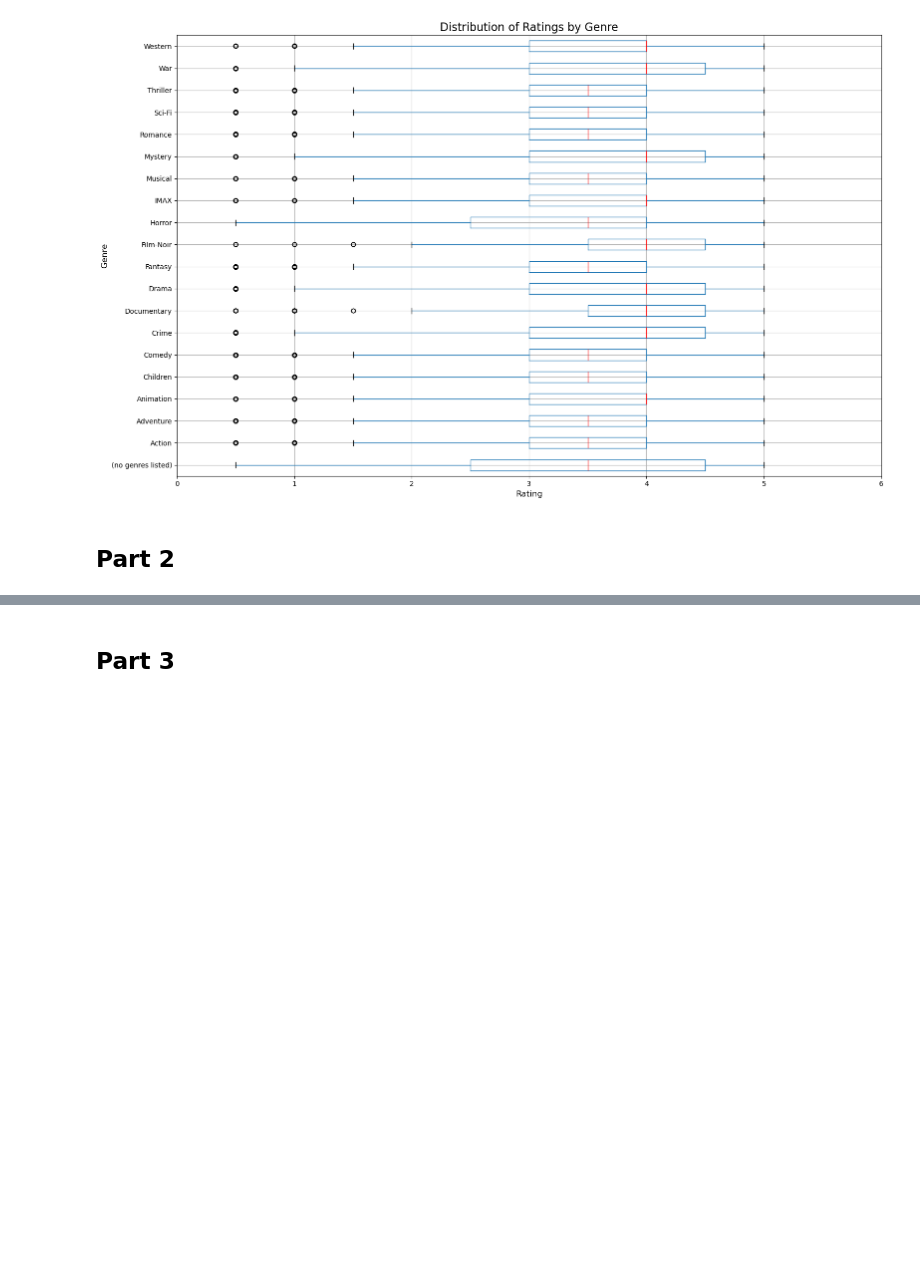
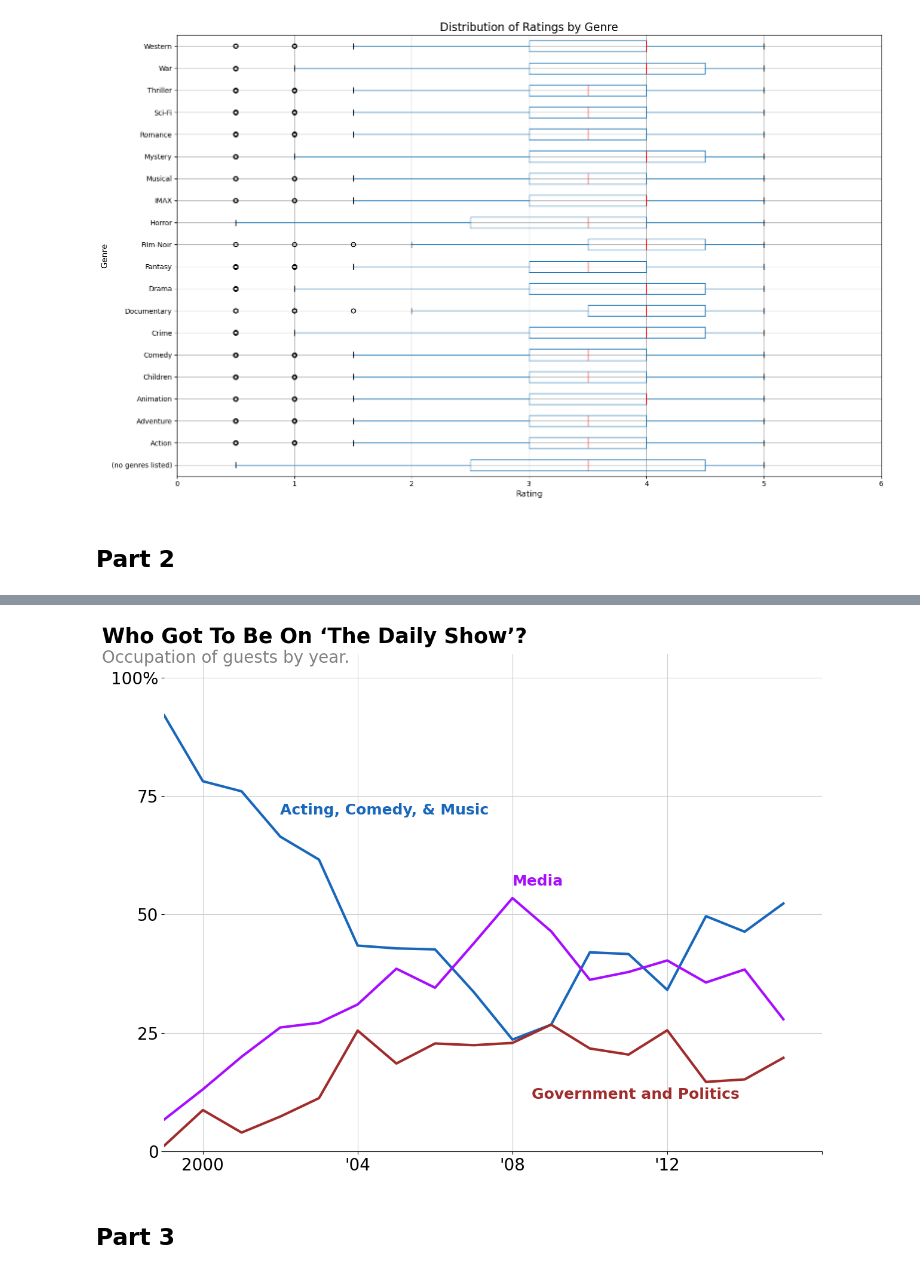
Before and after one commit to AHHHHHH0-0/170A-HW1, a Jupyter notebook: hw2/hw2.ipynb, the cells around one changed output, grey strips where cells are left out. Saved outputs shown, nothing was run; the diff lists cells and outputs as text; code cells hidden in the pictures; blank space fills up the shorter version.

```diff
--- a/hw2/hw2.ipynb
+++ b/hw2/hw2.ipynb
@@ -83,3 +83,7 @@ plt.show()
 [figure]
 # %% [markdown]
 ## Part 2
+# %%
+df = pd.read_csv('data/daily_show_guests.csv')
+
+df.head(5)
@@ -85,0 +121,6 @@ plt.show()
+# %%
+fix_df = df.groupby(['YEAR', 'category']).size().reset_index(name='Count')
+
+
+fix_df['proportion'] = (fix_df['Count'] / fix_df.groupby('YEAR')['Count'].transform('sum')) * 100
+fix_df.head(5)
@@ -86,3 +134,82 @@ plt.show()
+# %%
+
+color_map = {
+    'Acting, Comedy, & Music': "#1867bb",
+    'Media': "#a70eff",
+    'Government and Politics': "#a02c2c"
+}
+
+txt_placement = {
+    'Acting, Comedy, & Music': [2002, 72],
+    'Media': [2008, 57],
+    'Government and Politics': [2008.5, 12]
+    }
+
+
+year = [2000, 2004, 2008, 2012, 2016]
+
+percentage = [0, 25, 50, 75, 100]
+
+fig, ax = plt.subplots(figsize=(12.2, 9.5))
+
+ax.set_xlim(fix_df['YEAR'].min(), 2012)
+ax.set_ylim(0, 105)
+
+fig.suptitle(
+    "Who Got To Be On ‘The Daily Show’?",
+    fontsize=25,
+    fontweight='bold',
+    x=0,
+    ha='left'
+)
+
+fig.text(0, 0.94, "Occupation of guests by year.", ha='left', va='top', fontsize=20, color='gray')
+
+
+
+plt.xticks(ticks=year, labels=[2000, "'04", "'08", "'12", ''])
+
+plt.yticks(ticks=percentage, labels = [0, 25, 50, 75, '100%'])
+
+ax.tick_params(axis='both', labelsize=20)
+for category, g in fix_df.groupby('category'):
+    g = g.sort_values('YEAR')
+
+    ax.plot(
+        g['YEAR'],
+        g['proportion'],
+        color=color_map.get(category, 'gray'),
+        linewidth=3
+    )
+
+    x_last = txt_placement[category][0]
+    y_last = txt_placement[category][1]
+
+    ax.text(
+        x_last,
+        y_last,
+        category,
+        color=color_map.get(category, 'black'),
+        fontsize=18,
+        fontweight='bold',
+        va='center'
+    )
+
+ax.spines['top'].set_visible(False)
+ax.spines['right'].set_visible(False)
+ax.spines['left'].set_visible(False)
+ax.grid(axis='y', color='#d0d0d0')
+ax.set_ylabel('')
+
+ax.grid(axis='y', color='#d0d0d0')
+ax.grid(axis='x', color='#d0d0d0')
+
+
+
+plt.tight_layout()
+plt.show()
+# %% [output]
+[figure, added]
 # %% [markdown]
 ## Part 3
 # %%
```
Also changed, not shown: parts of 3 cells of this notebook, 2 other files.
